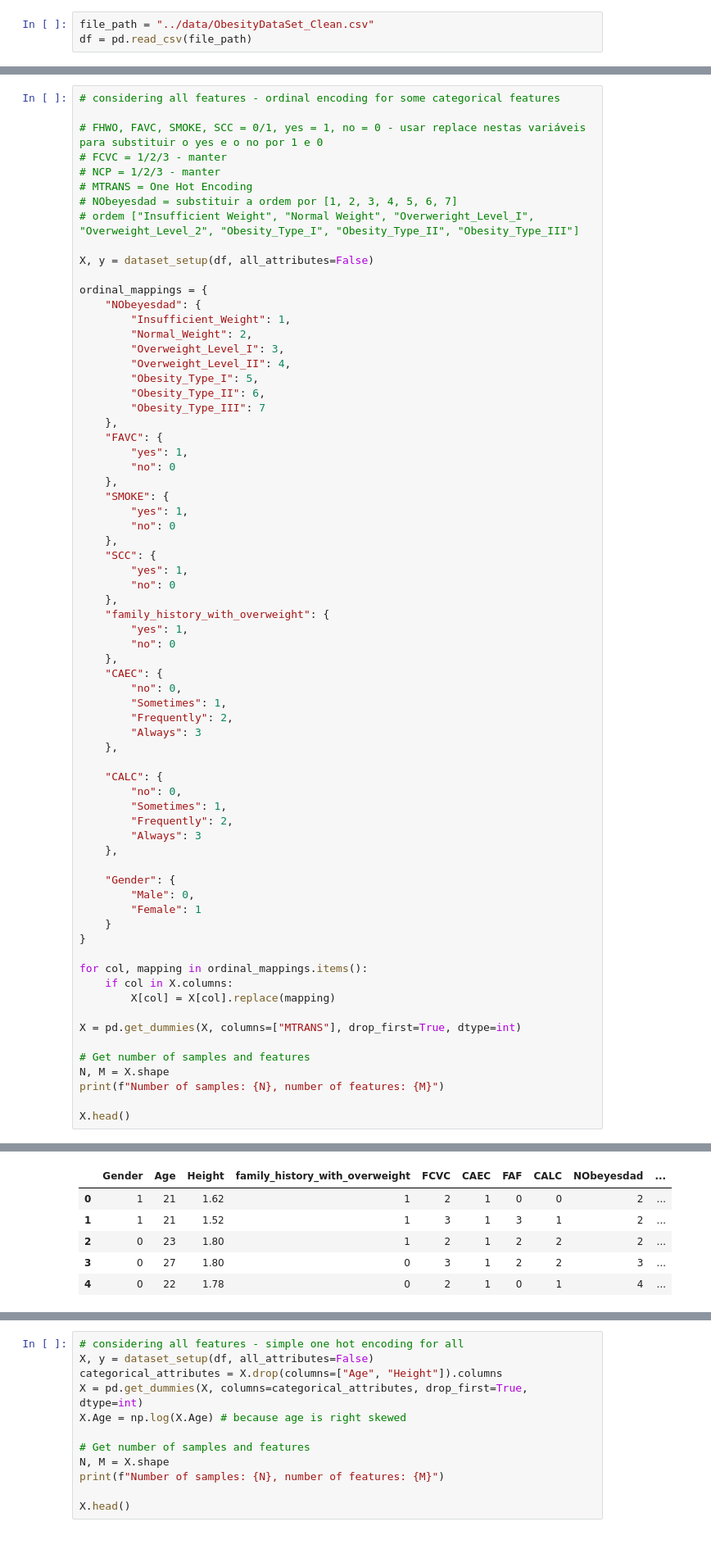
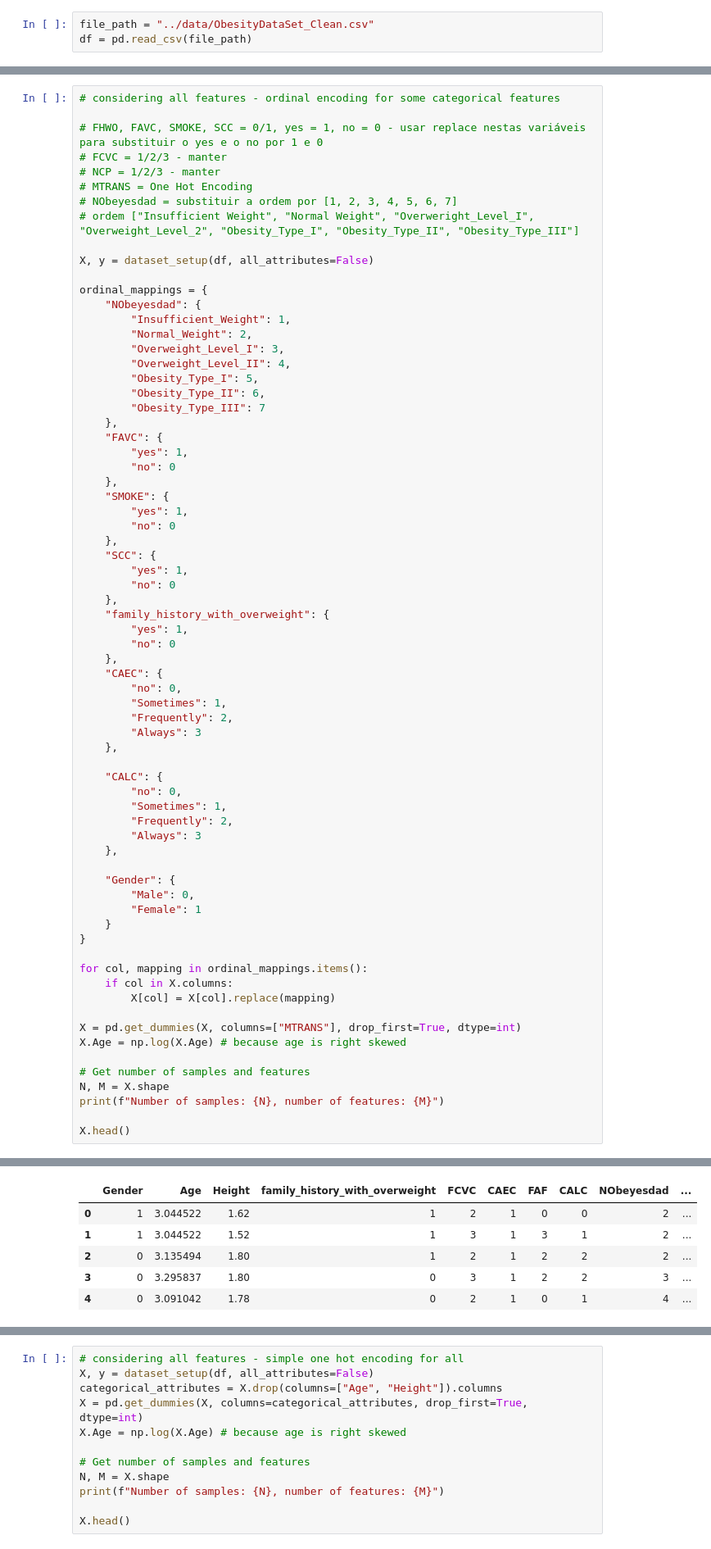
Before and after one commit to martasmadeira/project1-ml, a Jupyter notebook: notebooks/regression_partA.ipynb, the cells around one changed output, grey strips where cells are left out. Shown at 82% size. Saved outputs shown, nothing was run; the diff lists cells and outputs as text.

```diff
--- a/notebooks/regression_partA.ipynb
+++ b/notebooks/regression_partA.ipynb
@@ -114,35 +326,36 @@ ordinal_mappings = {
         "Always": 3
     },
 
     "CALC": {
         "no": 0,
         "Sometimes": 1,
         "Frequently": 2,
         "Always": 3
     },
 
     "Gender": {
         "Male": 0,
         "Female": 1
     }
 }
 
 for col, mapping in ordinal_mappings.items():
     if col in X.columns:
         X[col] = X[col].replace(mapping)
 
 X = pd.get_dummies(X, columns=["MTRANS"], drop_first=True, dtype=int)
+X.Age = np.log(X.Age) # because age is right skewed
 
 # Get number of samples and features
 N, M = X.shape
 print(f"Number of samples: {N}, number of features: {M}")
 
 X.head()
 # %% [output]
 Number of samples: 2111, number of features: 13
 |  | Gender | Age | Height | family_history_with_overweight | FCVC | CAEC | FAF | CALC | NObeyesdad | ... |
-| 0 | 1 | 21 | 1.62 | 1 | 2 | 1 | 0 | 0 | 2 | ... |
-| 1 | 1 | 21 | 1.52 | 1 | 3 | 1 | 3 | 1 | 2 | ... |
-| 2 | 0 | 23 | 1.80 | 1 | 2 | 1 | 2 | 2 | 2 | ... |
-| 3 | 0 | 27 | 1.80 | 0 | 3 | 1 | 2 | 2 | 3 | ... |
-| 4 | 0 | 22 | 1.78 | 0 | 2 | 1 | 0 | 1 | 4 | ... |
+| 0 | 1 | 3.044522 | 1.62 | 1 | 2 | 1 | 0 | 0 | 2 | ... |
+| 1 | 1 | 3.044522 | 1.52 | 1 | 3 | 1 | 3 | 1 | 2 | ... |
+| 2 | 0 | 3.135494 | 1.80 | 1 | 2 | 1 | 2 | 2 | 2 | ... |
+| 3 | 0 | 3.295837 | 1.80 | 0 | 3 | 1 | 2 | 2 | 3 | ... |
+| 4 | 0 | 3.091042 | 1.78 | 0 | 2 | 1 | 0 | 1 | 4 | ... |
```
Also changed, not shown: parts of 25 cells of this notebook, 2 other files.
